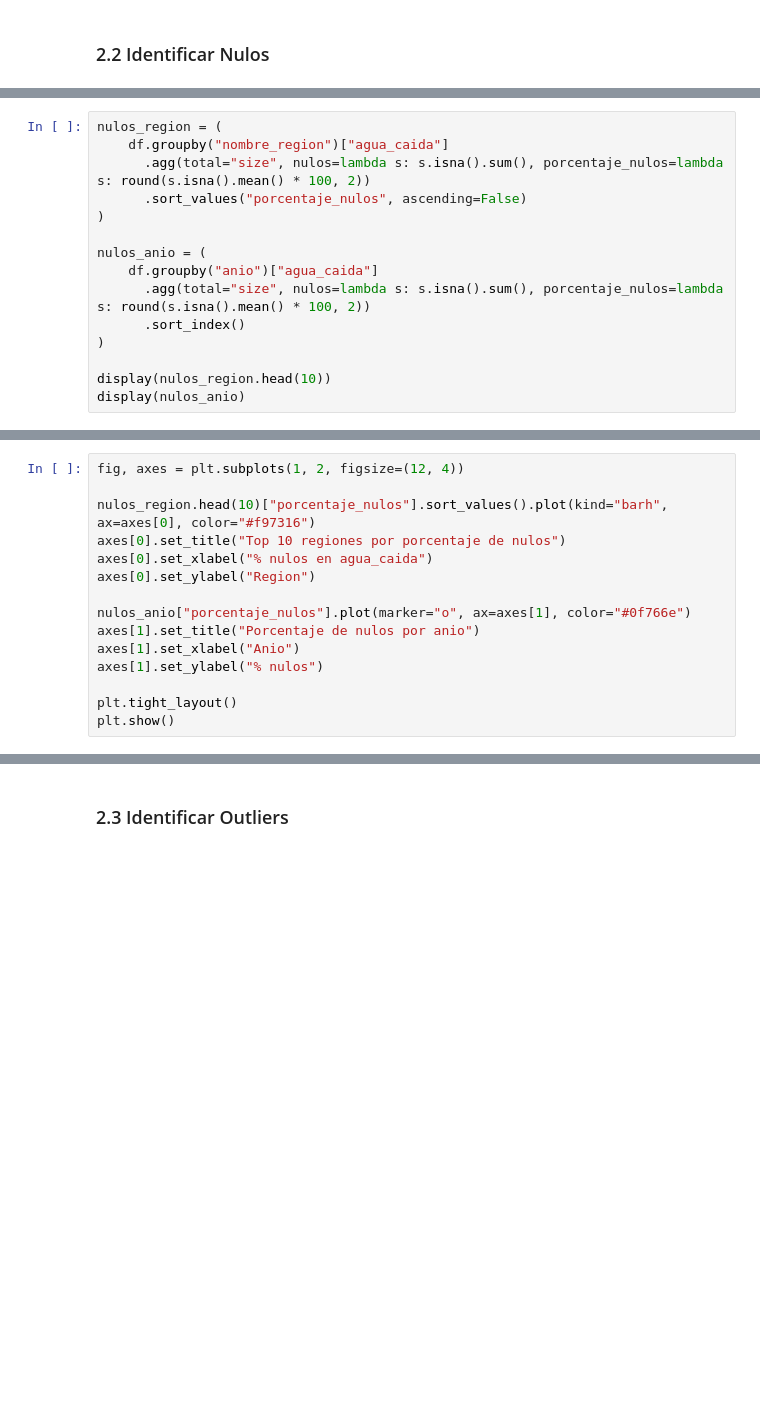
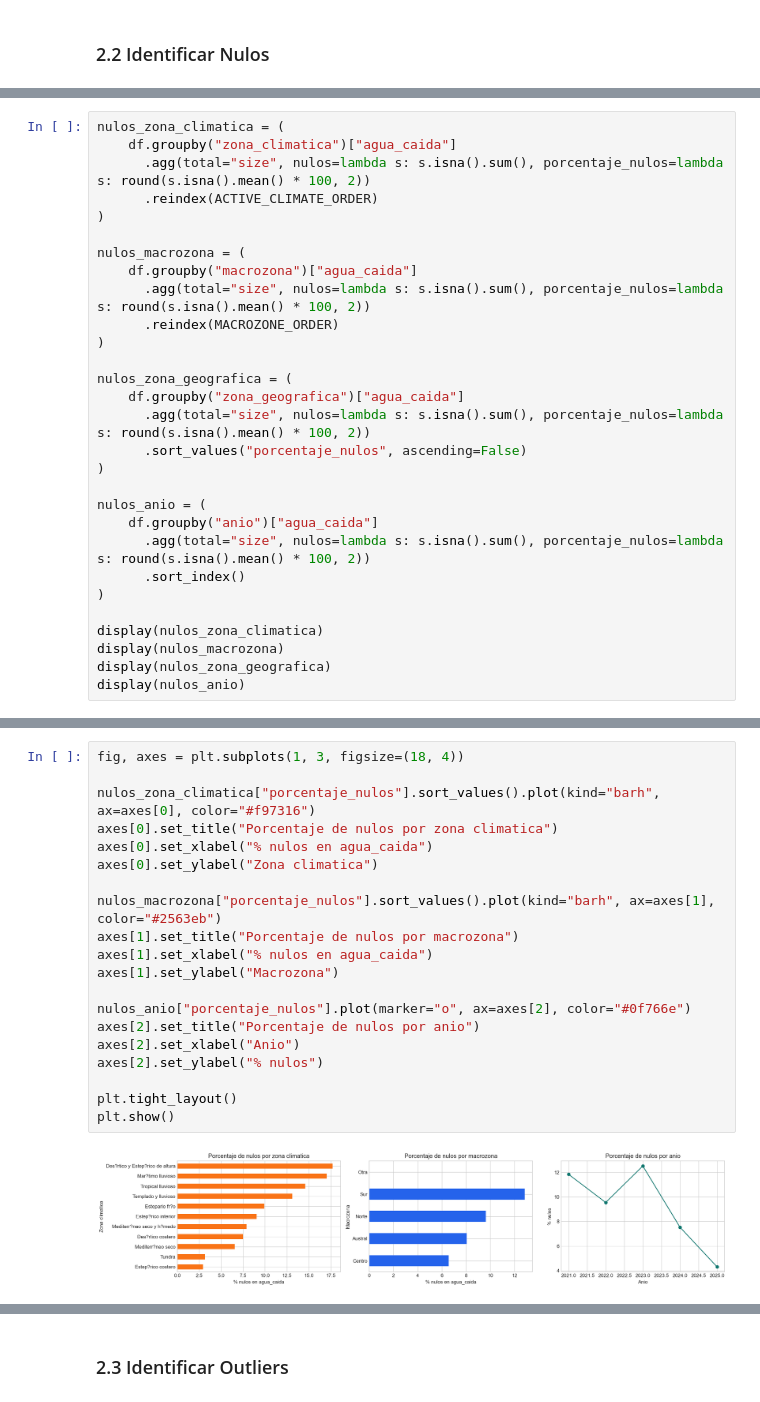
Before and after one commit to 4mnesia/DataMining, a Jupyter notebook: DataMining.ipynb, the cells around one changed output, grey strips where cells are left out. Drawn from its saved outputs; the diff is of its cells as text; blank space fills up the shorter version.

```diff
--- a/DataMining.ipynb
+++ b/DataMining.ipynb
@@ -303,6 +432,18 @@ Una vez identificado el panorama general de nulos, conviene bajar el analisis a
 # %%
-nulos_region = (
-    df.groupby("nombre_region")["agua_caida"]
+nulos_zona_climatica = (
+    df.groupby("zona_climatica")["agua_caida"]
+      .agg(total="size", nulos=lambda s: s.isna().sum(), porcentaje_nulos=lambda s: round(s.isna().mean() * 100, 2))
+      .reindex(ACTIVE_CLIMATE_ORDER)
+)
+
+nulos_macrozona = (
+    df.groupby("macrozona")["agua_caida"]
+      .agg(total="size", nulos=lambda s: s.isna().sum(), porcentaje_nulos=lambda s: round(s.isna().mean() * 100, 2))
+      .reindex(MACROZONE_ORDER)
+)
+
+nulos_zona_geografica = (
+    df.groupby("zona_geografica")["agua_caida"]
       .agg(total="size", nulos=lambda s: s.isna().sum(), porcentaje_nulos=lambda s: round(s.isna().mean() * 100, 2))
       .sort_values("porcentaje_nulos", ascending=False)
 )
@@ -313,5 +454,7 @@ nulos_anio = (
       .sort_index()
 )
 
-display(nulos_region.head(10))
+display(nulos_zona_climatica)
+display(nulos_macrozona)
+display(nulos_zona_geografica)
 display(nulos_anio)
@@ -331,16 +510,23 @@ Despues del panorama general, conviene visualizar la concentracion de nulos por
 # %%
-fig, axes = plt.subplots(1, 2, figsize=(12, 4))
+fig, axes = plt.subplots(1, 3, figsize=(18, 4))
 
-nulos_region.head(10)["porcentaje_nulos"].sort_values().plot(kind="barh", ax=axes[0], color="#f97316")
-axes[0].set_title("Top 10 regiones por porcentaje de nulos")
+nulos_zona_climatica["porcentaje_nulos"].sort_values().plot(kind="barh", ax=axes[0], color="#f97316")
+axes[0].set_title("Porcentaje de nulos por zona climatica")
 axes[0].set_xlabel("% nulos en agua_caida")
-axes[0].set_ylabel("Region")
+axes[0].set_ylabel("Zona climatica")
 
-nulos_anio["porcentaje_nulos"].plot(marker="o", ax=axes[1], color="#0f766e")
-axes[1].set_title("Porcentaje de nulos por anio")
-axes[1].set_xlabel("Anio")
-axes[1].set_ylabel("% nulos")
+nulos_macrozona["porcentaje_nulos"].sort_values().plot(kind="barh", ax=axes[1], color="#2563eb")
+axes[1].set_title("Porcentaje de nulos por macrozona")
+axes[1].set_xlabel("% nulos en agua_caida")
+axes[1].set_ylabel("Macrozona")
+
+nulos_anio["porcentaje_nulos"].plot(marker="o", ax=axes[2], color="#0f766e")
+axes[2].set_title("Porcentaje de nulos por anio")
+axes[2].set_xlabel("Anio")
+axes[2].set_ylabel("% nulos")
 
 plt.tight_layout()
 plt.show()
+# %% [output]
+[figure, added]
 # %% [markdown]
```
Also changed, not shown: parts of 98 cells of this notebook.
